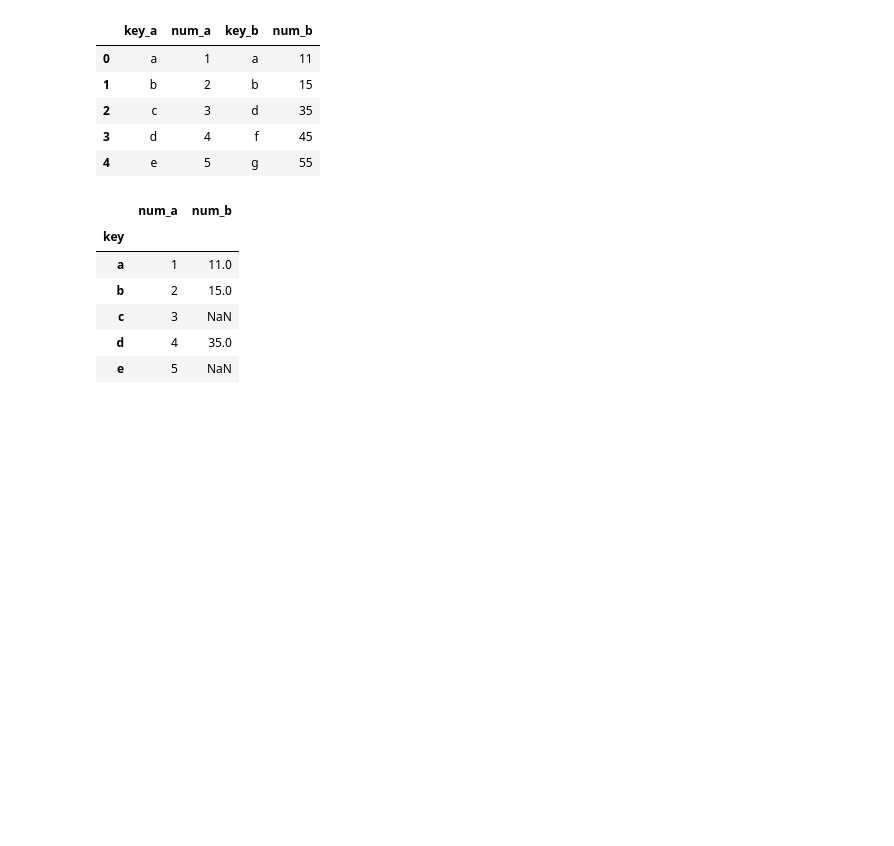
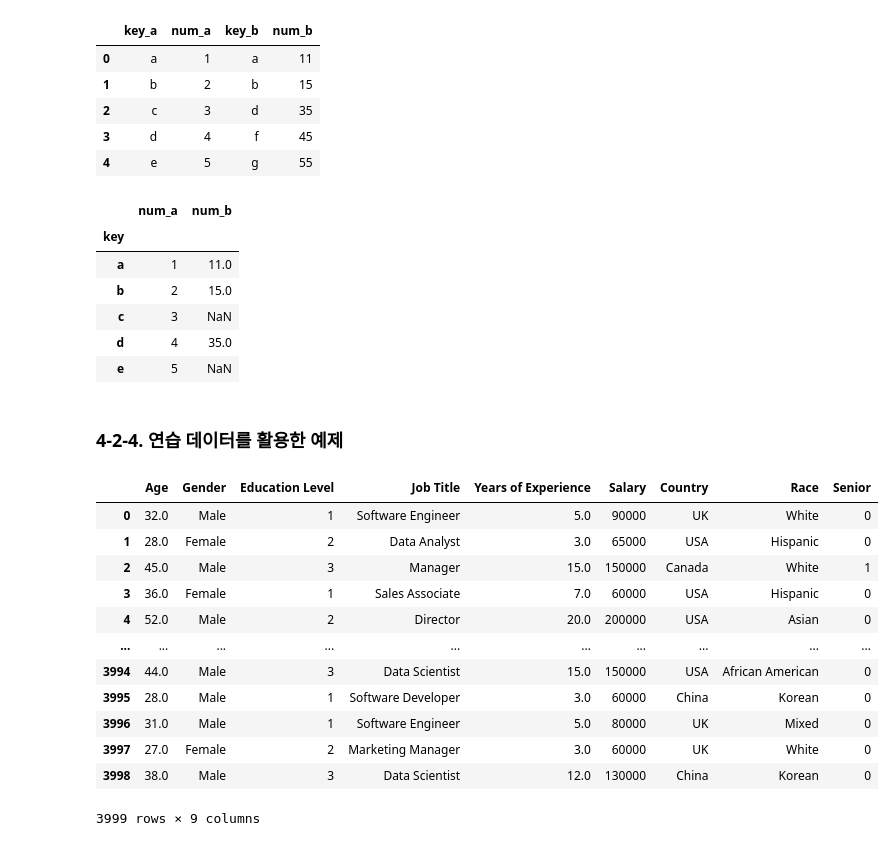
Before and after one commit to FennexFox/AIFFEL_quest_cr, a Jupyter notebook: 데기파 학습노트/03. Data Transformation.ipynb, the cells around one changed output. Drawn from its saved outputs; the diff is of its cells as text; code cells hidden in the pictures; blank space fills up the shorter version.

```diff
--- a/데기파 학습노트/03. Data Transformation.ipynb
+++ b/데기파 학습노트/03. Data Transformation.ipynb
@@ -154,3 +154,5 @@ df_a_join.join(df_b_join) # how 인자 미설정시 left join이 기본값
 | c | 3 | NaN |
 | d | 4 | 35.0 |
 | e | 5 | NaN |
+# %% [markdown]
+### 4-2-4. 연습 데이터를 활용한 예제
@@ -156,0 +164,18 @@ df_a_join.join(df_b_join) # how 인자 미설정시 left join이 기본값
+# %%
+# 데이터 확인
+
+salary_1
+# %% [output]
+|  | Age | Gender | Education Level | Job Title | Years of Experience | Salary | Country | Race | Senior |
+| 0 | 32.0 | Male | 1 | Software Engineer | 5.0 | 90000 | UK | White | 0 |
+| 1 | 28.0 | Female | 2 | Data Analyst | 3.0 | 65000 | USA | Hispanic | 0 |
+| 2 | 45.0 | Male | 3 | Manager | 15.0 | 150000 | Canada | White | 1 |
+| 3 | 36.0 | Female | 1 | Sales Associate | 7.0 | 60000 | USA | Hispanic | 0 |
+| 4 | 52.0 | Male | 2 | Director | 20.0 | 200000 | USA | Asian | 0 |
+| ... | ... | ... | ... | ... | ... | ... | ... | ... | ... |
+| 3994 | 44.0 | Male | 3 | Data Scientist | 15.0 | 150000 | USA | African American | 0 |
+| 3995 | 28.0 | Male | 1 | Software Developer | 3.0 | 60000 | China | Korean | 0 |
+| 3996 | 31.0 | Male | 1 | Software Engineer | 5.0 | 80000 | UK | Mixed | 0 |
+| 3997 | 27.0 | Female | 2 | Marketing Manager | 3.0 | 60000 | UK | White | 0 |
+| 3998 | 38.0 | Male | 3 | Data Scientist | 12.0 | 130000 | China | Korean | 0 |
+3999 rows × 9 columns
```
Also changed, not shown: parts of 12 cells of this notebook.
